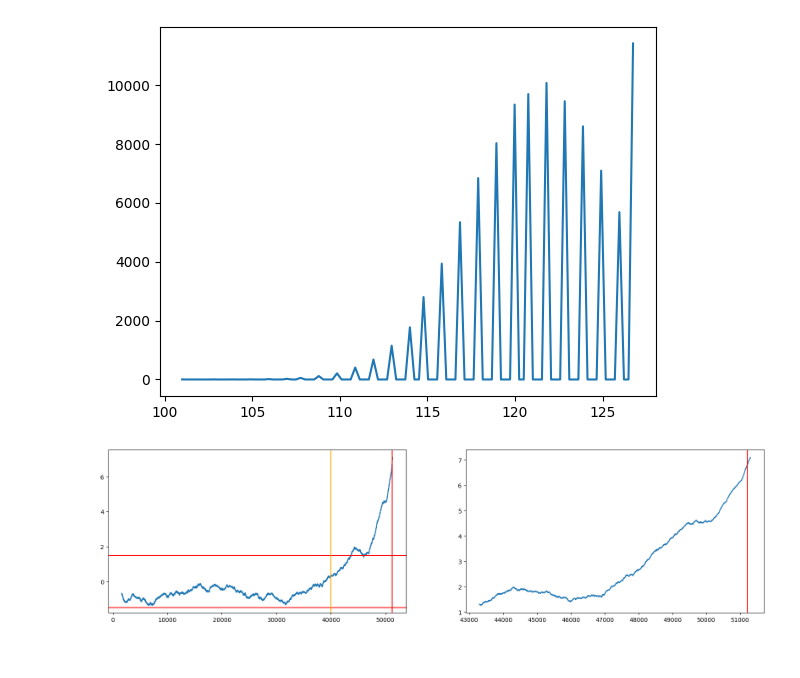
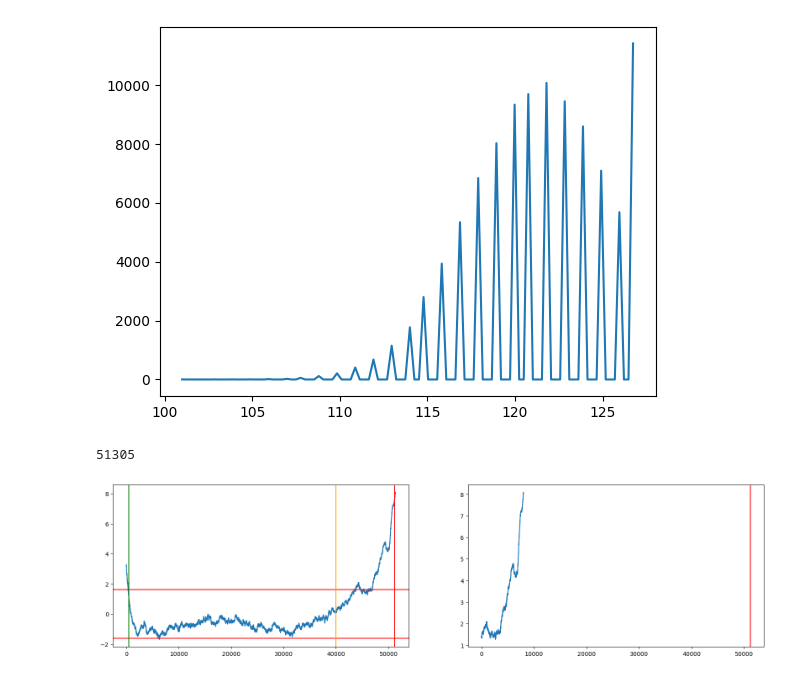
Before and after one commit to bitmorse/bearings-max78000, a Jupyter notebook: playground.ipynb, the cells around one changed output. Cells and saved outputs as stored; diff of their text form; code cells hidden in the pictures.

Commit message:
adding exponential smoothing

```diff
--- a/playground.ipynb
+++ b/playground.ipynb
@@ -67,18 +67,31 @@ def mahalanobis_distance(x, y):
 
     return np.sqrt(np.dot(np.dot(diff,inv_cov),diff))
 
+def exponential_smoothing(data, alpha):
+    smoothed_data = np.zeros_like(data)
+    smoothed_data[0] = data[0]  # Initial condition
 
+    for t in range(1, len(data)):
+        smoothed_data[t] = alpha * data[t] + (1 - alpha) * smoothed_data[t-1]
 
-def plot_health_indicator(zs, start_of_early_failure):
+    return smoothed_data
+
+def plot_health_indicator(zs, start_of_early_failure, alpha):
+
+    decimation_factor = 1
+    zs = zs[::decimation_factor]
+    start_of_early_failure = start_of_early_failure//decimation_factor
+
     znorm = np.linalg.norm(zs, axis=1, ord=1)
 
-    files_per_half_day = 24*2
-    windows_per_file = 20480//600
+    files_per_half_day = 24*4
+    windows_per_file = (20480//600)//decimation_factor
     windows_per_day = files_per_half_day * windows_per_file
     start_of_failure = start_of_early_failure+330*windows_per_file
 
     #smooth
-    znorm = pd.Series(znorm).rolling(window=windows_per_day).mean()
+    znorm = exponential_smoothing(znorm, alpha)
+
     znorm = (znorm-np.mean(znorm))
     stdv = np.std(znorm)
 
@@ -94,7 +107,10 @@ def plot_health_indicator(zs, start_of_early_failure):
     ax[0].axvline(start_of_early_failure, color='orange')
     ax[0].axvline(start_of_failure, color='r')
 
-    ax[1].plot(znorm[-8000:])
+    #add vertical line at 500
+    ax[0].axvline(500, color='g')
+
+    ax[1].plot(znorm[-8000//decimation_factor:])
     ax[1].axvline(start_of_failure, color='r')
 
 
@@ -289,7 +341,9 @@ plt.plot(binsq[:-1], histq, label='unquant')
 # %%
 zlistq = np.array(zlistq)
 start_of_early_failure = len(ds_train)
 
-plot_health_indicator(zlistq, start_of_early_failure)
+plot_health_indicator(zlistq, start_of_early_failure, 0.002)
+len(zlistq)
 # %% [output]
+51305
-[figure, old version]
+[figure, new version]
```
Also changed, not shown: parts of 10 cells of this notebook.
